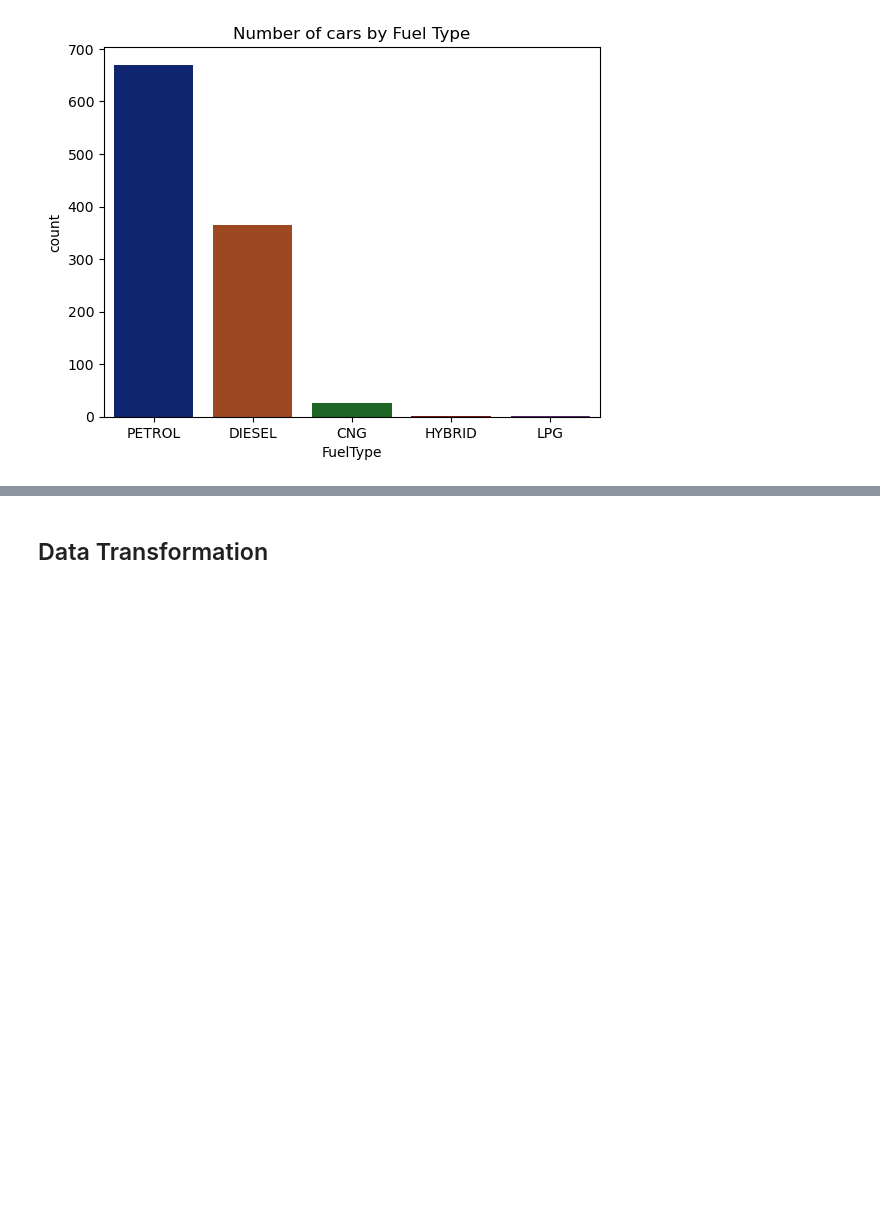
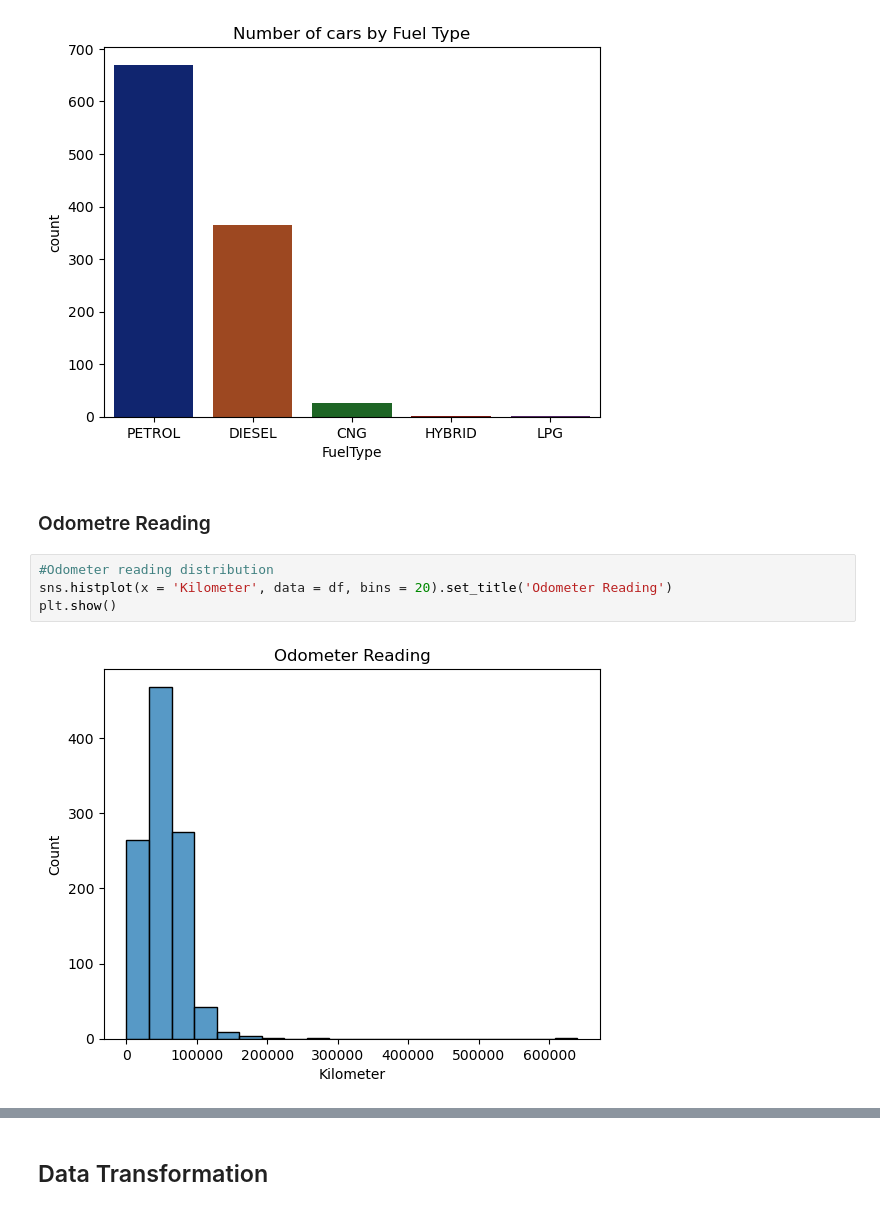
Before and after one commit to shriansh8619/Used-Car-Price-Prediction, a Jupyter notebook: Used_Car_Price_Prediction.ipynb, the cells around one changed output, grey strips where cells are left out. Drawn from its saved outputs; the diff is of its cells as text; blank space fills up the shorter version.

```diff
--- a/Used_Car_Price_Prediction.ipynb
+++ b/Used_Car_Price_Prediction.ipynb
@@ -206,3 +206,11 @@ sns.countplot(x = 'FuelType', data = df, palette = 'dark').set_title('Number of
 # %% [output]
 Text(0.5, 1.0, 'Number of cars by Fuel Type')
 [figure]
+# %% [markdown]
+### Odometre Reading
+# %%
+#Odometer reading distribution
+sns.histplot(x = 'Kilometer', data = df, bins = 20).set_title('Odometer Reading')
+plt.show()
+# %% [output]
+[figure, added]
```
Also changed, not shown: parts of 33 cells of this notebook.
